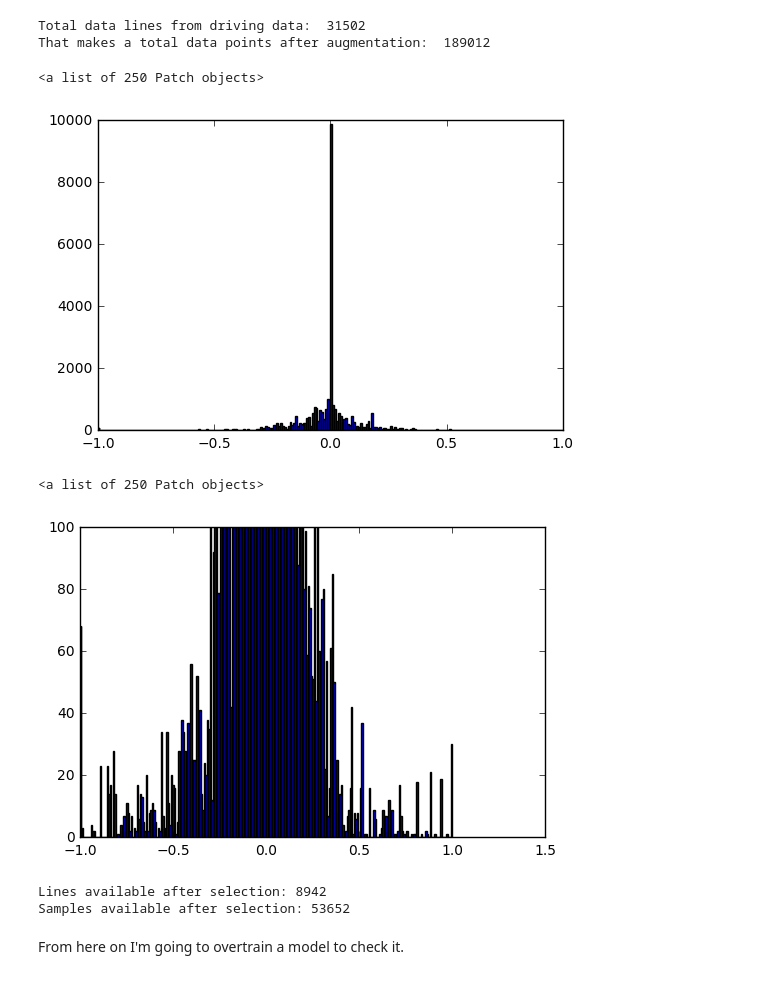
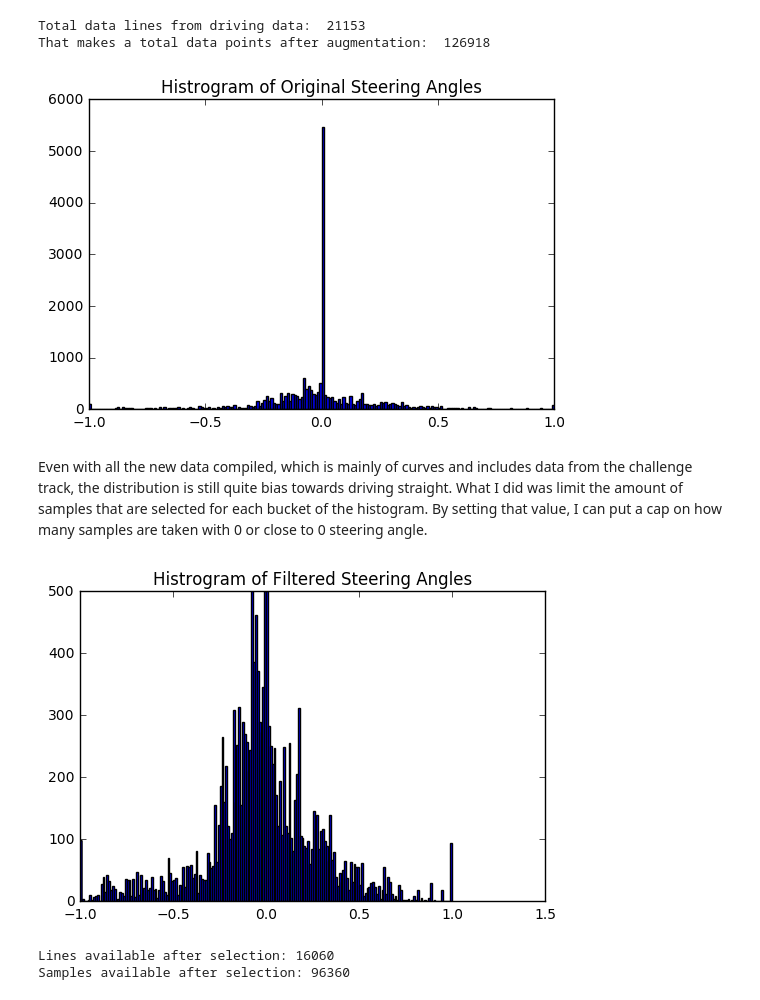
Before and after one commit to albertoferna/CarND-Behavioral-Cloning-P3, a Jupyter notebook: Final Model.ipynb, the cells around one changed output. Drawn from its saved outputs; the diff is of its cells as text; code cells hidden in the pictures.

```diff
--- a/Final Model.ipynb
+++ b/Final Model.ipynb
@@ -9,8 +19,8 @@ from data_adaptation import *
 # %%
-data_folder = '../CarND-Data-P3/data_all/'
+data_folder = '../CarND-Data-P3/data_final/'
 read_lines = []
-bins = 250
-samples_per_bin = 100
+bins = 200
+samples_per_bin = 500
 
 with open(data_folder + 'driving_log.csv') as csv_file:
     reader = csv.reader(csv_file)
@@ -21,8 +31,8 @@ lines = np.array(read_lines[1:])
 print('Total data lines from driving data: ', len(lines))
 print('That makes a total data points after augmentation: ', 6 * len(lines))
 # %% [output]
-Total data lines from driving data:  31502
-That makes a total data points after augmentation:  189012
+Total data lines from driving data:  21153
+That makes a total data points after augmentation:  126918
 # %%
 angles_list = []
 for line in lines:
@@ -30,10 +40,11 @@ for line in lines:
 angles = np.array(angles_list)
 # %%
 hist_original = plt.hist(angles, bins = bins)
-hist_original[2]
+title = plt.title('Histrogram of Original Steering Angles')
 # %% [output]
-<a list of 250 Patch objects>
-[figure, old version]
+[figure, new version]
+# %% [markdown]
+Even with all the new data compiled, which is mainly of curves and includes data from the challenge track, the distribution is still quite bias towards driving straight. What I did was limit the amount of samples that are selected for each bucket of the histogram. By setting that value, I can put a cap on how many samples are taken with 0 or close to 0 steering angle.
 # %%
 used_samples = []
 # make use extremes are included
@@ -57,13 +68,12 @@ for line in used_samples:
 used_angles = np.array(angles_list)
 # %%
 hist_mod = plt.hist(used_angles, bins = hist_original[1])
-hist_mod[2]
+title = plt.title('Histrogram of Filtered Steering Angles')
 # %% [output]
-<a list of 250 Patch objects>
-[figure, old version]
+[figure, new version]
 # %%
 print('Lines available after selection:', len(used_samples))
 print('Samples available after selection:', len(used_samples) * 6)
 # %% [output]
-Lines available after selection: 8942
-Samples available after selection: 53652
+Lines available after selection: 16060
+Samples available after selection: 96360
@@ -98,2 +79,0 @@ def generate_val_data(val_lines, data_folder):
-# %% [markdown]
-From here on I'm going to overtrain a model to check it.
```
Also changed, not shown: parts of 13 cells of this notebook.
